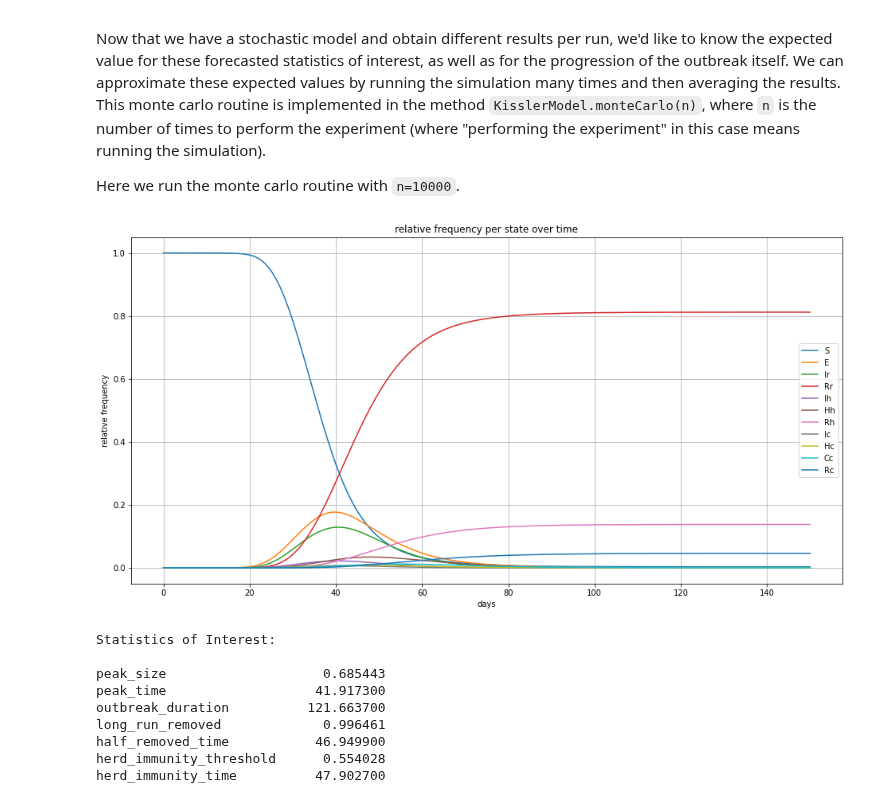
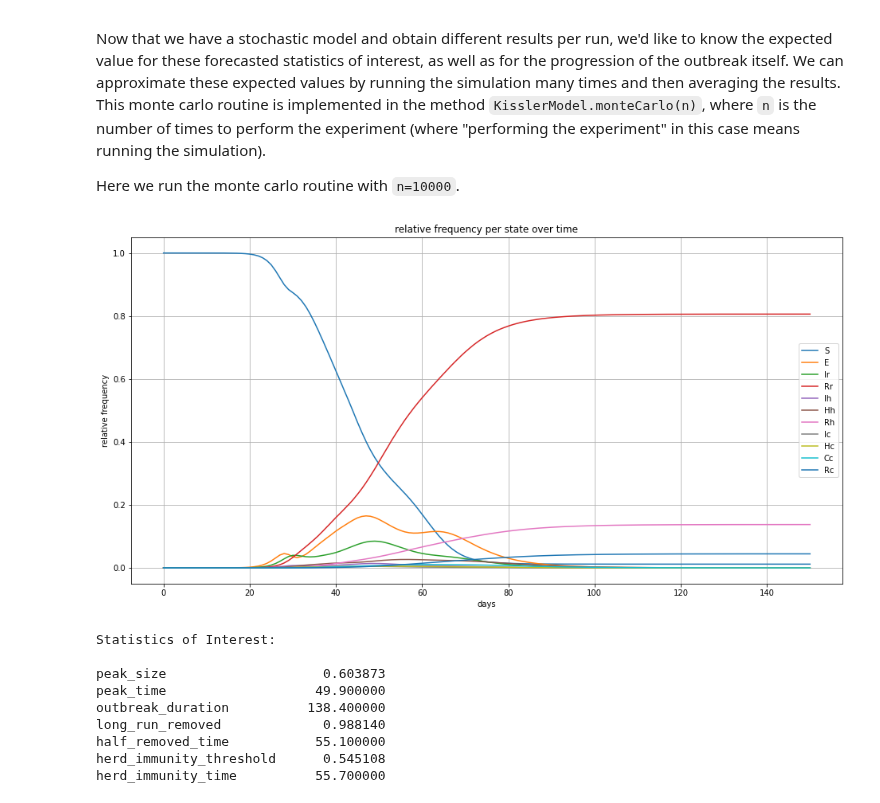
Before and after one commit to uc-cdis/planx-bioinfo-tools, a Jupyter notebook: covid19_notebooks/kisslerModel.ipynb, the cells around one changed output. Drawn from its saved outputs; the diff is of its cells as text; code cells hidden in the pictures.

```diff
--- a/covid19_notebooks/kisslerModel.ipynb
+++ b/covid19_notebooks/kisslerModel.ipynb
@@ -444,16 +459,16 @@ Here we run the monte carlo routine with `n=10000`.
 # %%
 # run the stochastic model 10000 times, compute expected value, visualize results
 model = KisslerModel(initVals)
-model.monteCarlo(10000)
+model.monteCarlo(10)
 model.summarize()
 # %% [output]
-[figure, old version]
+[figure, new version]
 Statistics of Interest:
 
-peak_size                    0.685443
-peak_time                   41.917300
-outbreak_duration          121.663700
-long_run_removed             0.996461
-half_removed_time           46.949900
-herd_immunity_threshold      0.554028
-herd_immunity_time          47.902700
+peak_size                    0.603873
+peak_time                   49.900000
+outbreak_duration          138.400000
+long_run_removed             0.988140
+half_removed_time           55.100000
+herd_immunity_threshold      0.545108
+herd_immunity_time          55.700000
```
Also changed, not shown: parts of 3 cells of this notebook.
